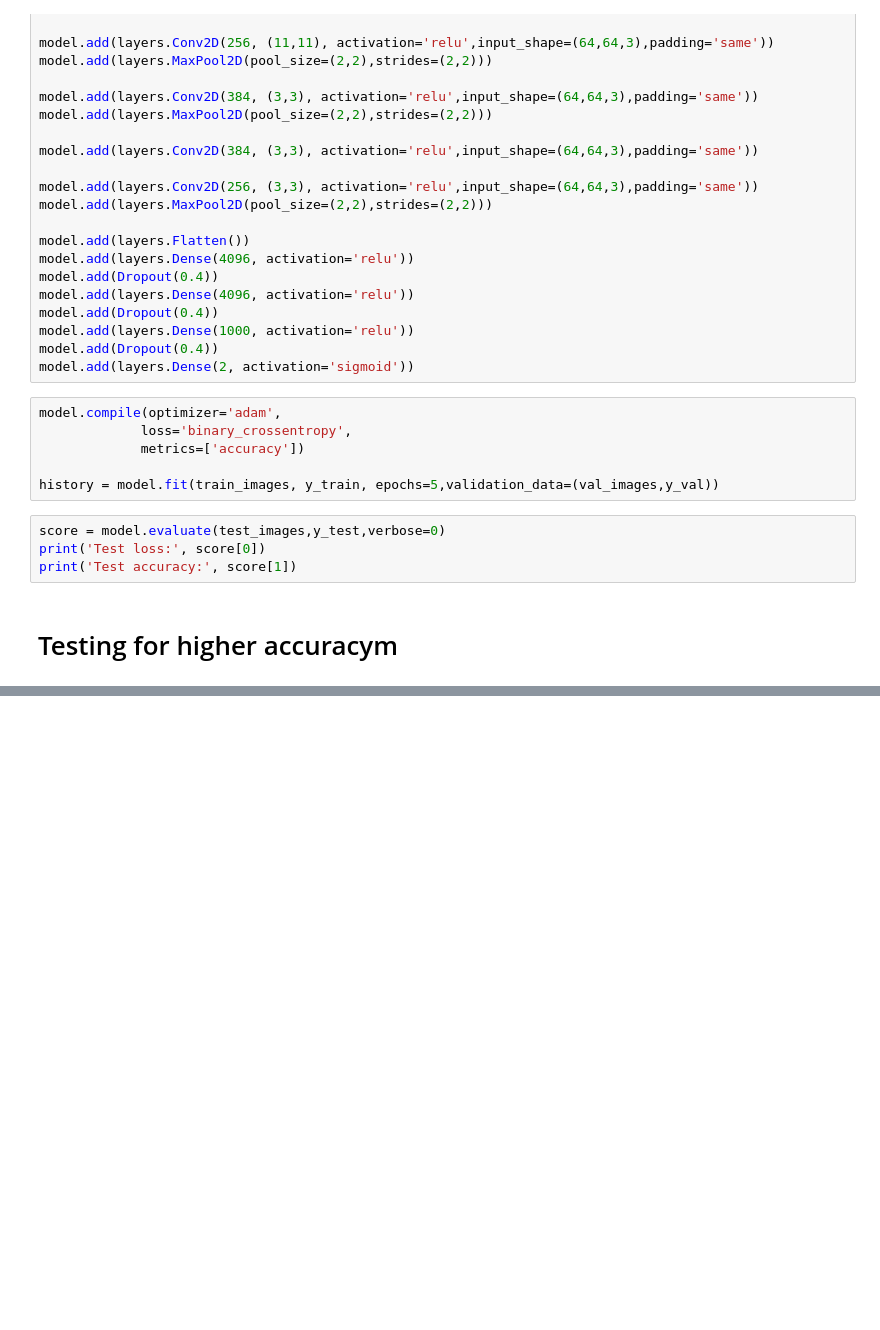
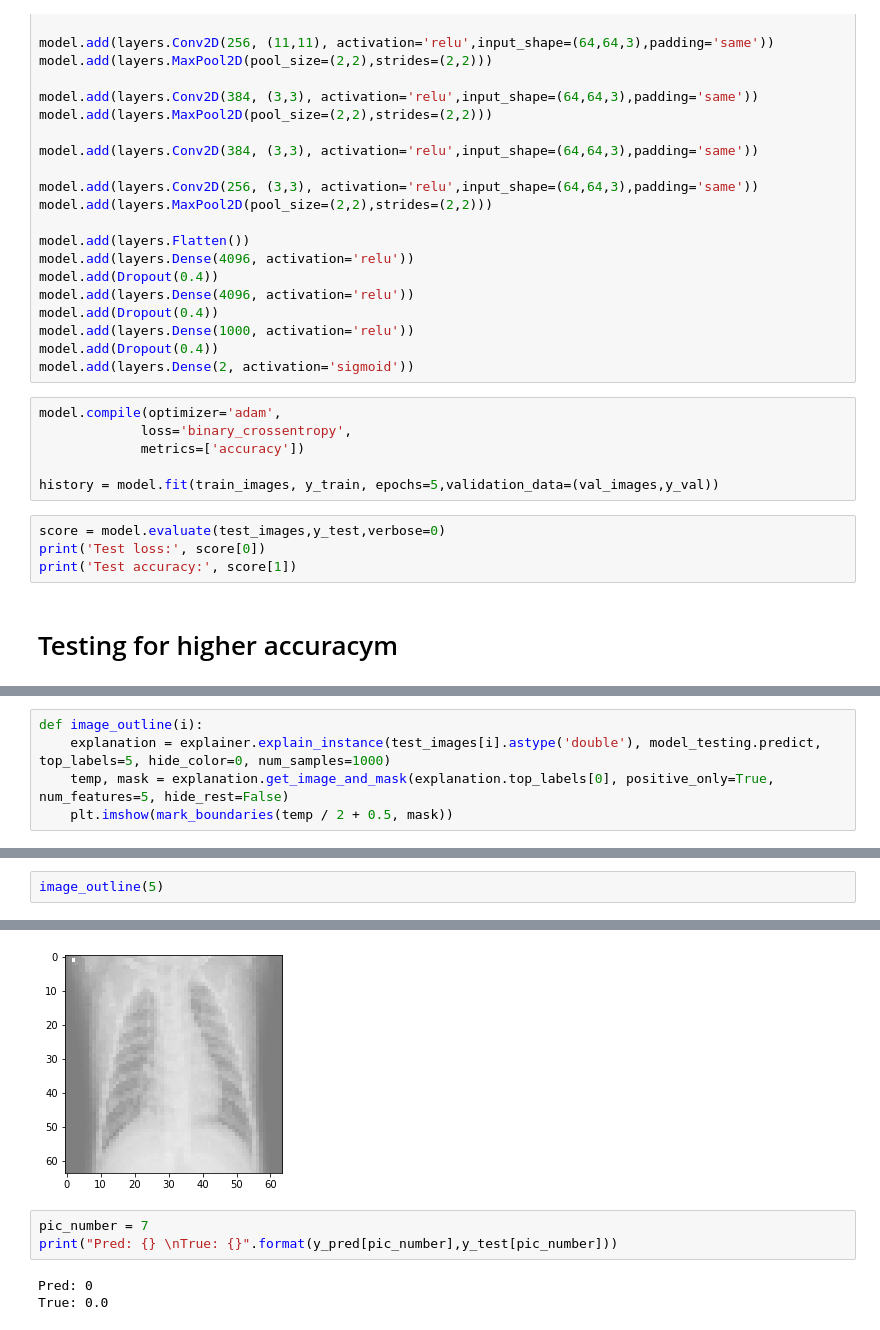
Before and after one commit to laurenphipps/x-ray-neuralnet, a Jupyter notebook: justin_preprocessing.ipynb, the cells around one changed output, grey strips where cells are left out. Saved outputs shown, nothing was run; the diff lists cells and outputs as text; blank space fills up the shorter version.

```diff
--- a/justin_preprocessing.ipynb
+++ b/justin_preprocessing.ipynb
@@ -426,0 +509,5 @@ Test accuracy: 0.7250000238418579
+# %%
+def image_outline(i):
+    explanation = explainer.explain_instance(test_images[i].astype('double'), model_testing.predict, top_labels=5, hide_color=0, num_samples=1000)
+    temp, mask = explanation.get_image_and_mask(explanation.top_labels[0], positive_only=True, num_features=5, hide_rest=False)
+    plt.imshow(mark_boundaries(temp / 2 + 0.5, mask))
@@ -426,0 +518,3 @@ Test accuracy: 0.7250000238418579
+# %%
+image_outline(5)
+# %% [output]
@@ -426,0 +522,7 @@ Test accuracy: 0.7250000238418579
+[figure, added]
+# %%
+pic_number = 7
+print("Pred: {} \nTrue: {}".format(y_pred[pic_number],y_test[pic_number]))
+# %% [output]
+Pred: 0
+True: 0.0
```
Also changed, not shown: parts of 58 cells of this notebook.
